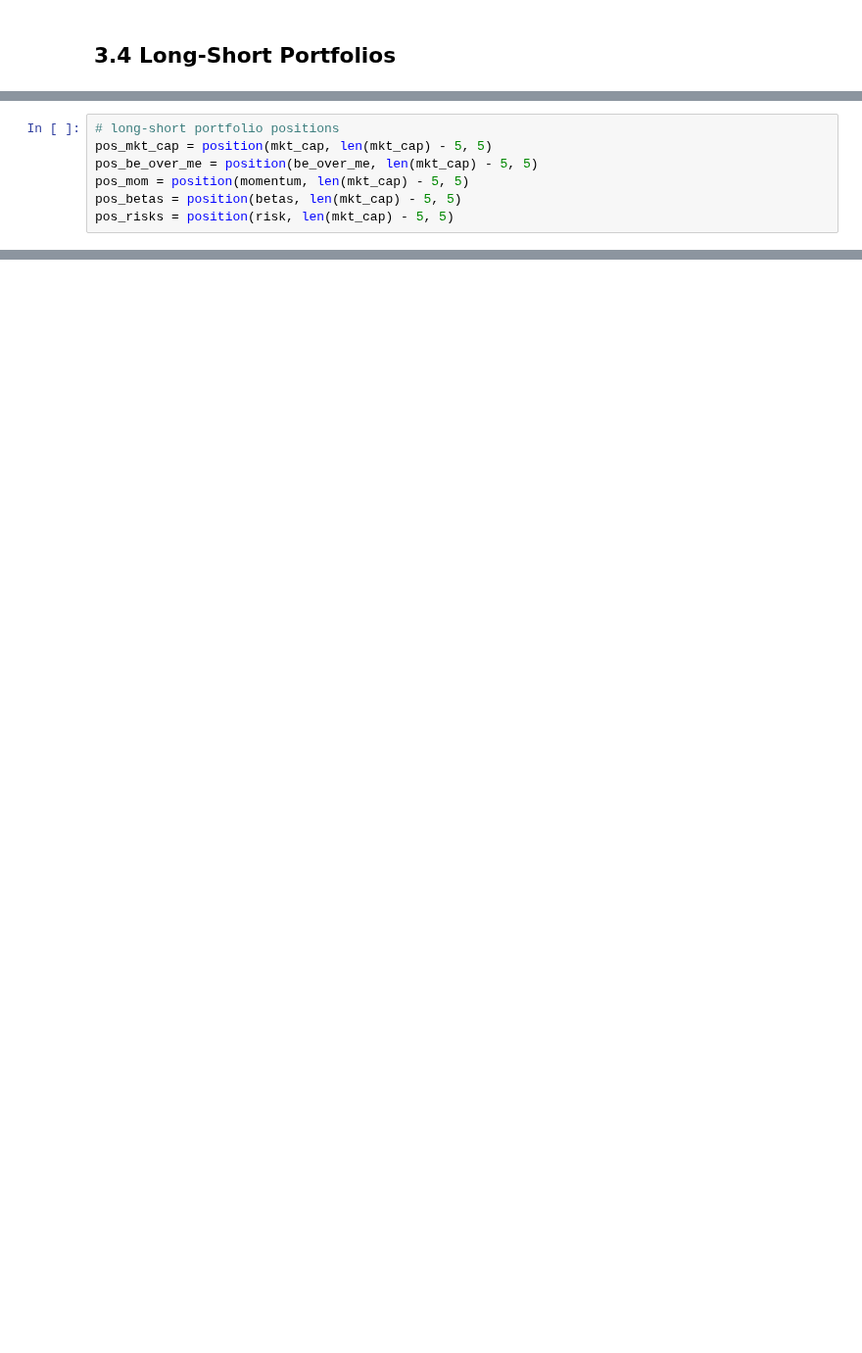
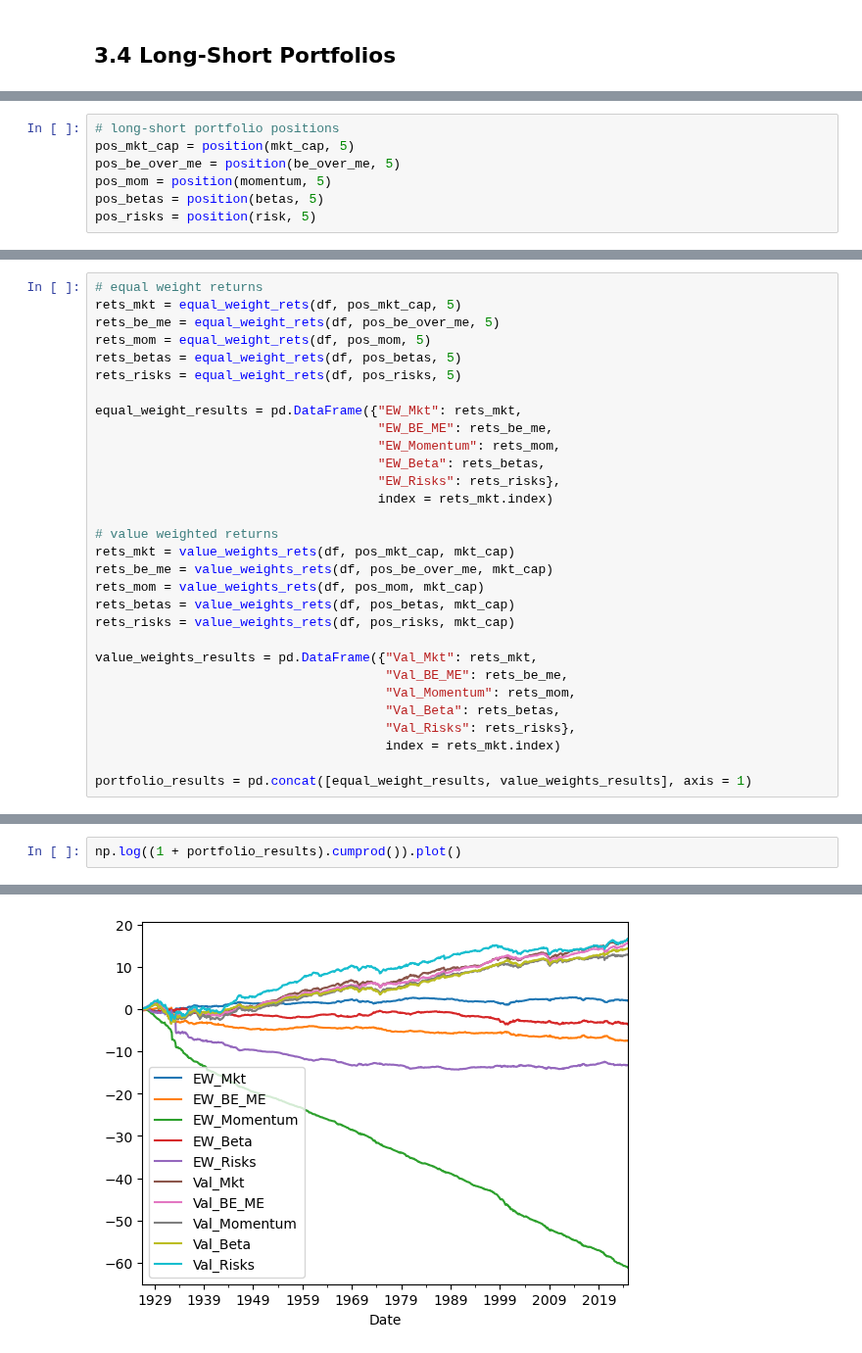
Before and after one commit to alessbressan/FINA60602A, a Jupyter notebook: project_2/Part_B.ipynb, the cells around one changed output, grey strips where cells are left out. Shown at 98% size. Cells and saved outputs as stored; diff of their text form; blank space fills up the shorter version.

Commit message:
fixed data in Part B

```diff
--- a/project_2/Part_B.ipynb
+++ b/project_2/Part_B.ipynb
@@ -160,7 +206,7 @@ def position(df, upper_cutoff, lower_cutoff):
 # %%
 # long-short portfolio positions
-pos_mkt_cap = position(mkt_cap, len(mkt_cap) - 5, 5)
-pos_be_over_me = position(be_over_me, len(mkt_cap) - 5, 5)
-pos_mom = position(momentum, len(mkt_cap) - 5, 5)
-pos_betas = position(betas, len(mkt_cap) - 5, 5)
-pos_risks = position(risk, len(mkt_cap) - 5, 5)
+pos_mkt_cap = position(mkt_cap, 5)
+pos_be_over_me = position(be_over_me, 5)
+pos_mom = position(momentum, 5)
+pos_betas = position(betas, 5)
+pos_risks = position(risk, 5)
@@ -190,0 +232,30 @@ performance_measure(rets, ff.loc[:, "RF"].mean())
+# %%
+# equal weight returns
+rets_mkt = equal_weight_rets(df, pos_mkt_cap, 5)
+rets_be_me = equal_weight_rets(df, pos_be_over_me, 5)
+rets_mom = equal_weight_rets(df, pos_mom, 5)
+rets_betas = equal_weight_rets(df, pos_betas, 5)
+rets_risks = equal_weight_rets(df, pos_risks, 5)
+
+equal_weight_results = pd.DataFrame({"EW_Mkt": rets_mkt,
+                                     "EW_BE_ME": rets_be_me,
+                                     "EW_Momentum": rets_mom,
+                                     "EW_Beta": rets_betas,
+                                     "EW_Risks": rets_risks},
+                                     index = rets_mkt.index)
+
+# value weighted returns
+rets_mkt = value_weights_rets(df, pos_mkt_cap, mkt_cap)
+rets_be_me = value_weights_rets(df, pos_be_over_me, mkt_cap)
+rets_mom = value_weights_rets(df, pos_mom, mkt_cap)
+rets_betas = value_weights_rets(df, pos_betas, mkt_cap)
+rets_risks = value_weights_rets(df, pos_risks, mkt_cap)
+
+value_weights_results = pd.DataFrame({"Val_Mkt": rets_mkt,
+                                      "Val_BE_ME": rets_be_me,
+                                      "Val_Momentum": rets_mom,
+                                      "Val_Beta": rets_betas,
+                                      "Val_Risks": rets_risks},
+                                      index = rets_mkt.index)
+
+portfolio_results = pd.concat([equal_weight_results, value_weights_results], axis = 1)
@@ -190,0 +286,3 @@ performance_measure(rets, ff.loc[:, "RF"].mean())
+# %%
+np.log((1 + portfolio_results).cumprod()).plot()
+# %% [output]
@@ -190,0 +290 @@ performance_measure(rets, ff.loc[:, "RF"].mean())
+[figure, added]
```
Also changed, not shown: parts of 21 cells of this notebook.
